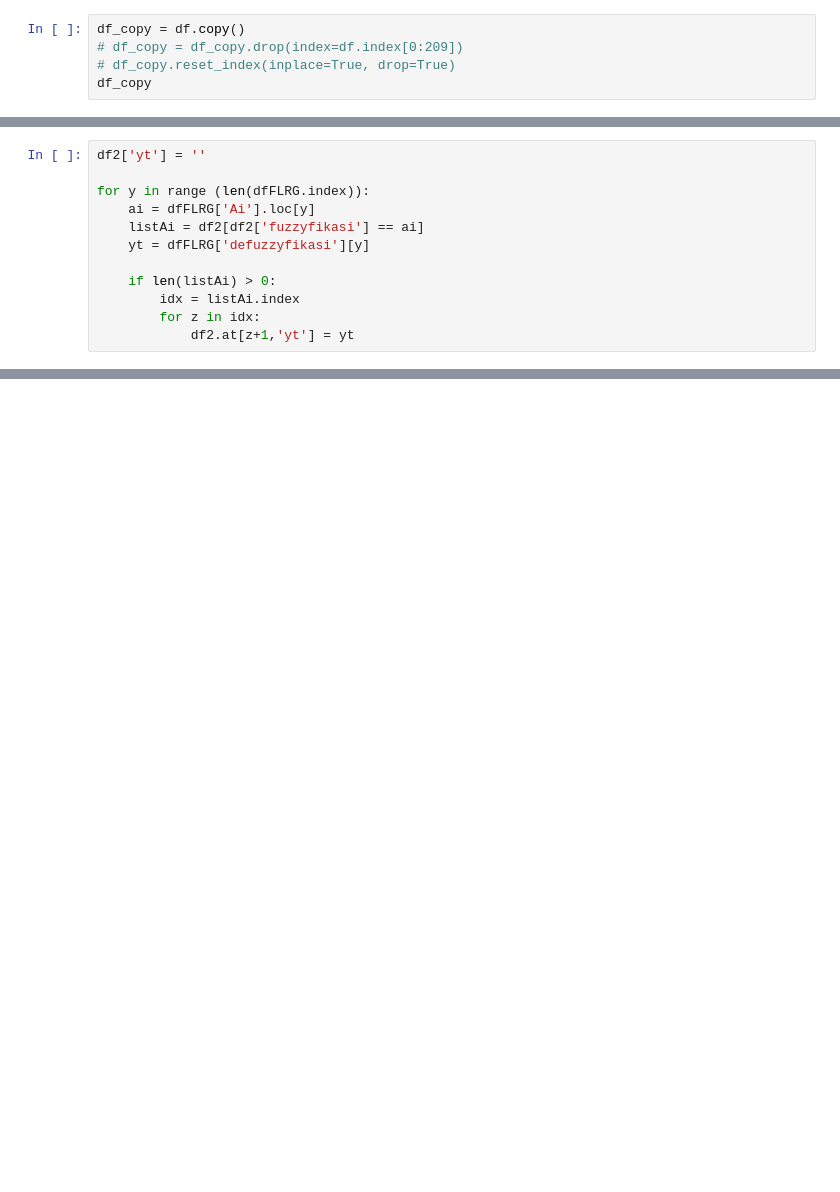
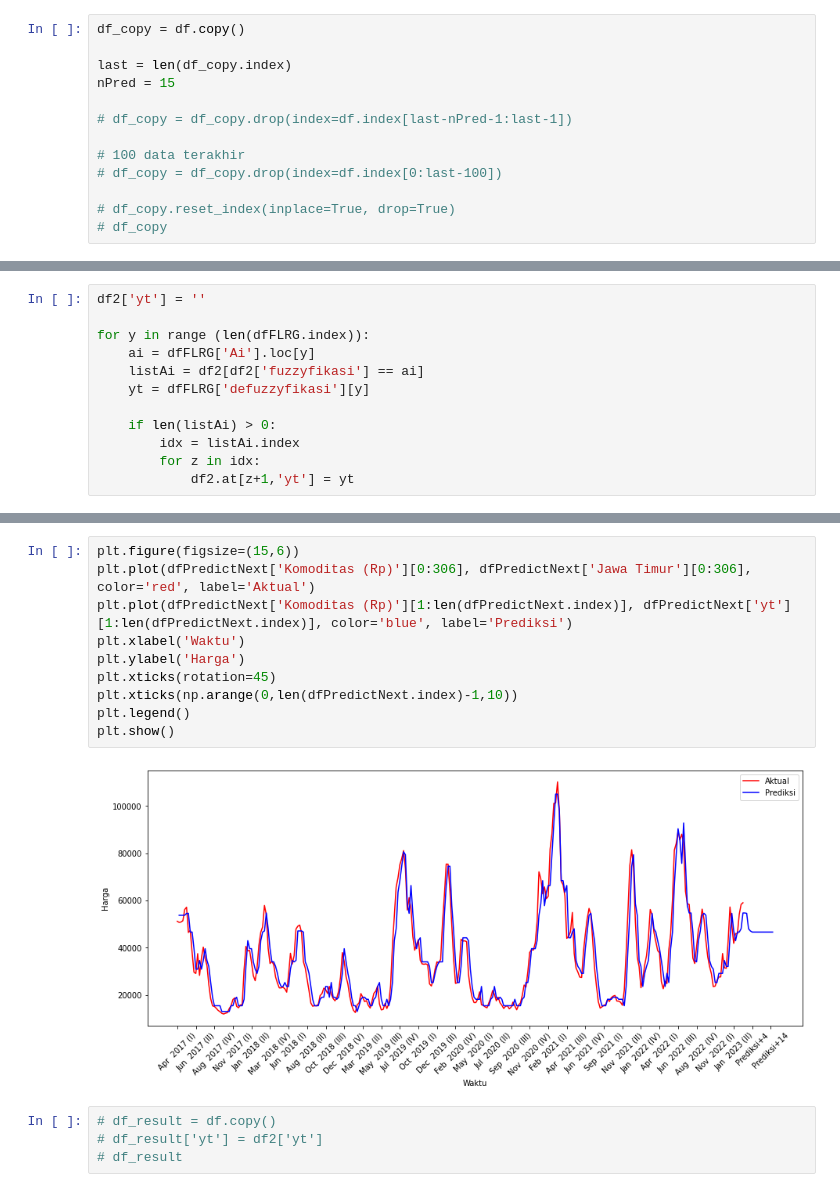
Before and after one commit to vidakomaria/fuzzyTS, a Jupyter notebook: code_cabai merah.ipynb, the cells around one changed output, grey strips where cells are left out. Cells and saved outputs as stored; diff of their text form; blank space fills up the shorter version.

```diff
--- a/code_cabai merah.ipynb
+++ b/code_cabai merah.ipynb
@@ -27,5 +28,13 @@ df.head()
 # %%
 df_copy = df.copy()
-# df_copy = df_copy.drop(index=df.index[0:209])
+
+last = len(df_copy.index)
+nPred = 15
+
+# df_copy = df_copy.drop(index=df.index[last-nPred-1:last-1])
+
+# 100 data terakhir
+# df_copy = df_copy.drop(index=df.index[0:last-100])
+
 # df_copy.reset_index(inplace=True, drop=True)
-df_copy
+# df_copy
@@ -332,0 +402,16 @@ print(n, Z1, Z2)
+# %%
+plt.figure(figsize=(15,6))
+plt.plot(dfPredictNext['Komoditas (Rp)'][0:306], dfPredictNext['Jawa Timur'][0:306], color='red', label='Aktual')
+plt.plot(dfPredictNext['Komoditas (Rp)'][1:len(dfPredictNext.index)], dfPredictNext['yt'][1:len(dfPredictNext.index)], color='blue', label='Prediksi')
+plt.xlabel('Waktu')
+plt.ylabel('Harga')
+plt.xticks(rotation=45)
+plt.xticks(np.arange(0,len(dfPredictNext.index)-1,10))
+plt.legend()
+plt.show()
+# %% [output]
+[figure, added]
+# %%
+# df_result = df.copy()
+# df_result['yt'] = df2['yt']
+# df_result
```
Also changed, not shown: parts of 36 cells of this notebook, 1 other file.
